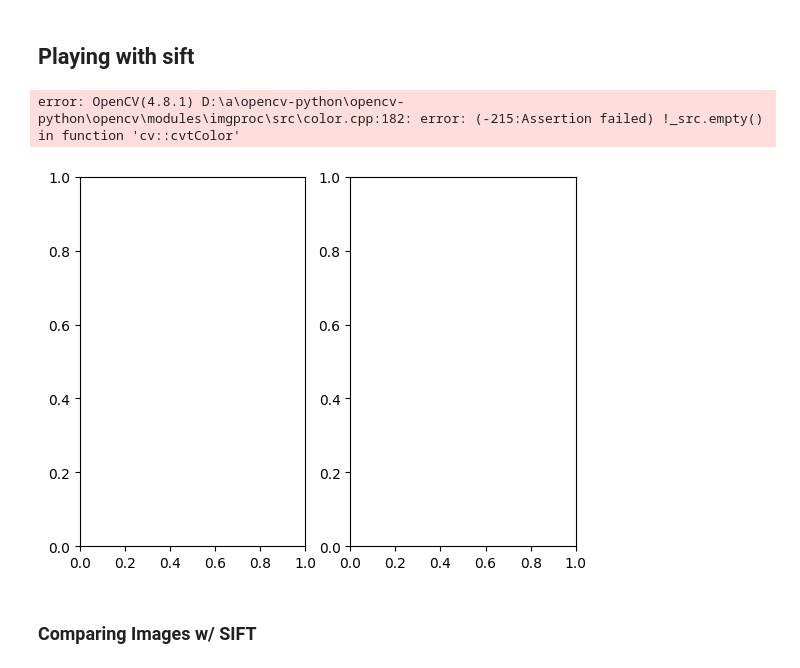
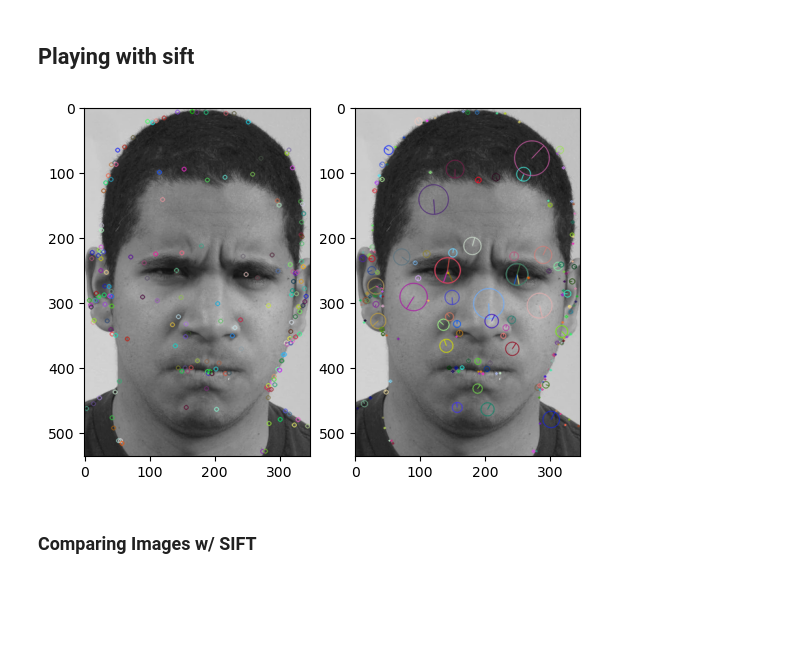
Before and after one commit to brandonkeung/Emotion-Recognition, a Jupyter notebook: cnn-emotion detection.ipynb, the cells around one changed output. Cells and saved outputs as stored; diff of their text form; code cells hidden in the pictures; blank space fills up the shorter version.

```diff
--- a/cnn-emotion detection.ipynb
+++ b/cnn-emotion detection.ipynb
@@ -134,28 +465,27 @@ AttributeError: 'NoneType' object has no attribute 'shape'
 # %%
 fig, ax =  plt.subplots(1, 2) # , figsize=(10,7))
 
 #reading image
-img = cv2.imread('../CS 178/cs178_facial_expressions/images/Milan_Kucan_0001.jpg')
+img = cv2.imread('../CS 178/cs178_facial_expressions/images/facial-expressions_2868588k.jpg')
 gray= cv2.cvtColor(img,cv2.COLOR_BGR2GRAY)
 
 #keypoints
 sift = cv2.SIFT_create()
 kp = sift.detect(gray,None)
 
 
 
 img=cv2.drawKeypoints(gray,kp,img)# ,flags=cv2.DRAW_MATCHES_FLAGS_DRAW_RICH_KEYPOINTS) #flags: shows circle of size of kp and will show it's orientation
 cv2.imwrite('sift_keypoints.jpg',img)
 ax[0].imshow(img)
 
 img=cv2.drawKeypoints(gray,kp,img, flags=cv2.DRAW_MATCHES_FLAGS_DRAW_RICH_KEYPOINTS) #flags: shows circle of size of kp and will show it's orientation
 cv2.imwrite('sift_keypoints.jpg',img)
 ax[1].imshow(img)
 # gives us data we can use des: numpy array of shape (num of kp) x 128
 kp,des = sift.compute(gray,kp)
 # %% [output]
-error: OpenCV(4.8.1) D:\a\opencv-python\opencv-python\opencv\modules\imgproc\src\color.cpp:182: error: (-215:Assertion failed) !_src.empty() in function 'cv::cvtColor'
-[figure, old version]
+[figure, new version]
 # %% [markdown]
 ### Comparing Images w/ SIFT
 # %%
```
Also changed, not shown: parts of 53 cells of this notebook.
